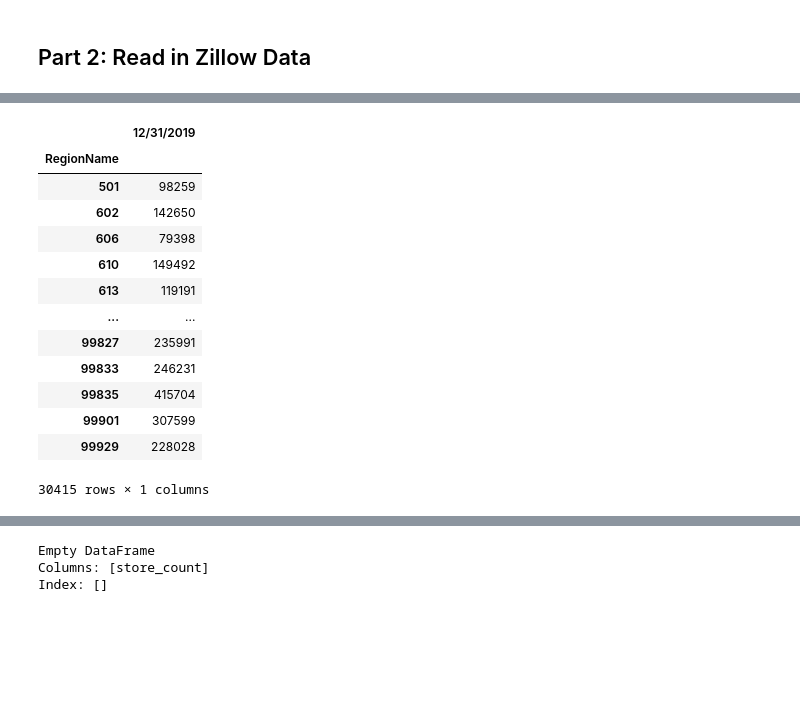
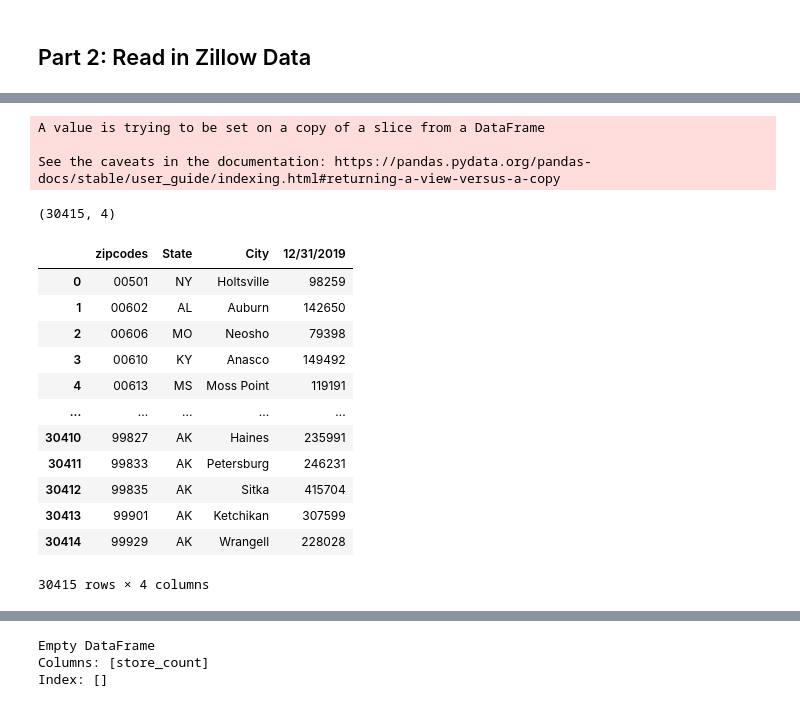
Before and after one commit to kriwang27/PythonProjs, a Jupyter notebook: Cava Web Scraping Activity.ipynb, the cells around one changed output, grey strips where cells are left out. Saved outputs shown, nothing was run; the diff lists cells and outputs as text; code cells hidden in the pictures; blank space fills up the shorter version.

```diff
--- a/Cava Web Scraping Activity.ipynb
+++ b/Cava Web Scraping Activity.ipynb
@@ -201,21 +225,29 @@ zillow_data.head()
-# %%
-# averaging the zillow data per zip code
-zillow_data.groupby(['RegionName']).mean()
-# %% [output]
-|  | 12/31/2019 |
-| RegionName |  |
-| 501 | 98259 |
-| 602 | 142650 |
-| 606 | 79398 |
-| 610 | 149492 |
-| 613 | 119191 |
-| ... | ... |
-| 99827 | 235991 |
-| 99833 | 246231 |
-| 99835 | 415704 |
-| 99901 | 307599 |
-| 99929 | 228028 |
-30415 rows × 1 columns
+# %%
+zillow_data.rename(columns = {"regionname": "zipcodes"}, inplace = True)
+# %% [output]
+A value is trying to be set on a copy of a slice from a DataFrame
+
+See the caveats in the documentation: https://pandas.pydata.org/pandas-docs/stable/user_guide/indexing.html#returning-a-view-versus-a-copy
+# %%
+zillow_data.shape
+# %% [output]
+(30415, 4)
+# %%
+zillow_data
+# %% [output]
+|  | zipcodes | State | City | 12/31/2019 |
+| 0 | 00501 | NY | Holtsville | 98259 |
+| 1 | 00602 | AL | Auburn | 142650 |
+| 2 | 00606 | MO | Neosho | 79398 |
+| 3 | 00610 | KY | Anasco | 149492 |
+| 4 | 00613 | MS | Moss Point | 119191 |
+| ... | ... | ... | ... | ... |
+| 30410 | 99827 | AK | Haines | 235991 |
+| 30411 | 99833 | AK | Petersburg | 246231 |
+| 30412 | 99835 | AK | Sitka | 415704 |
+| 30413 | 99901 | AK | Ketchikan | 307599 |
+| 30414 | 99929 | AK | Wrangell | 228028 |
+30415 rows × 4 columns
 # %%
 # Import the necessary libraries for geographical plotting
 import chart_studio.plotly as py
```
Also changed, not shown: parts of 19 cells of this notebook.
